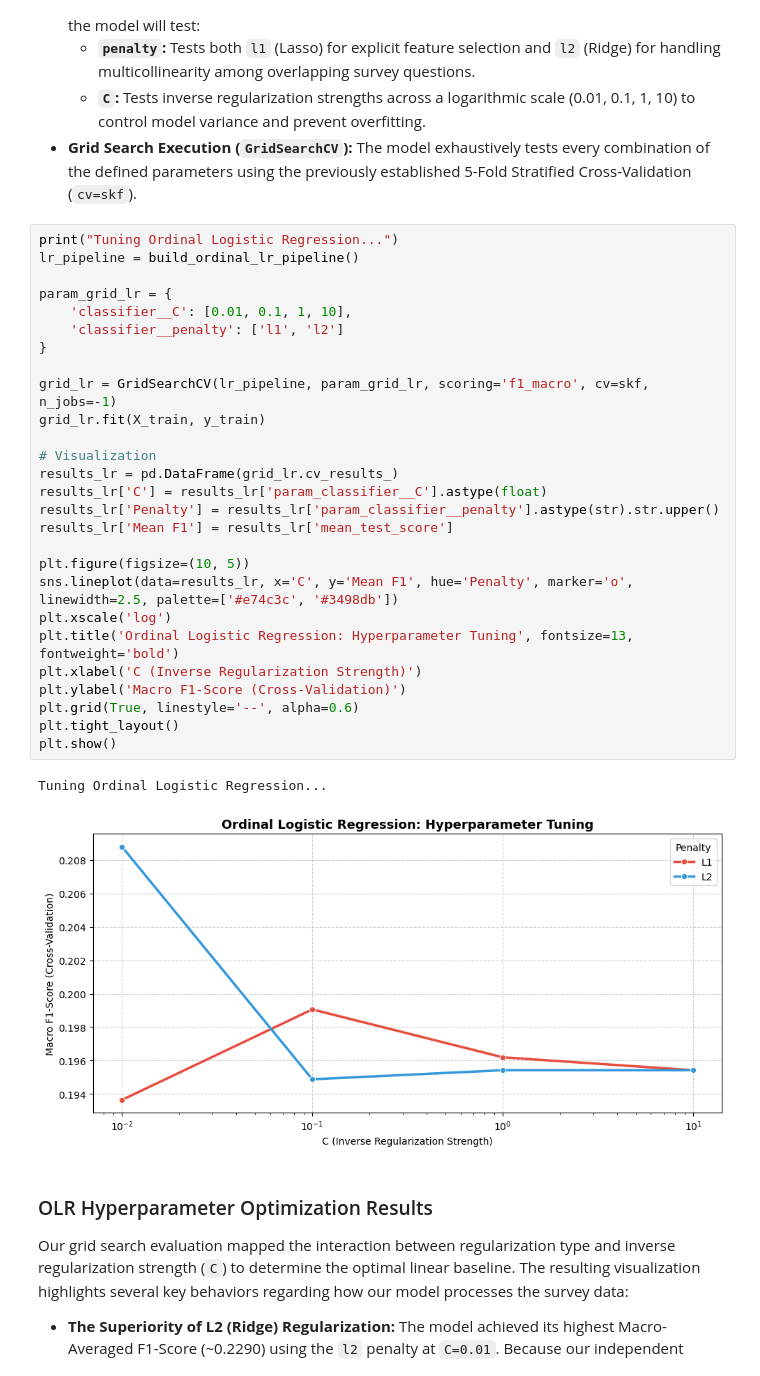
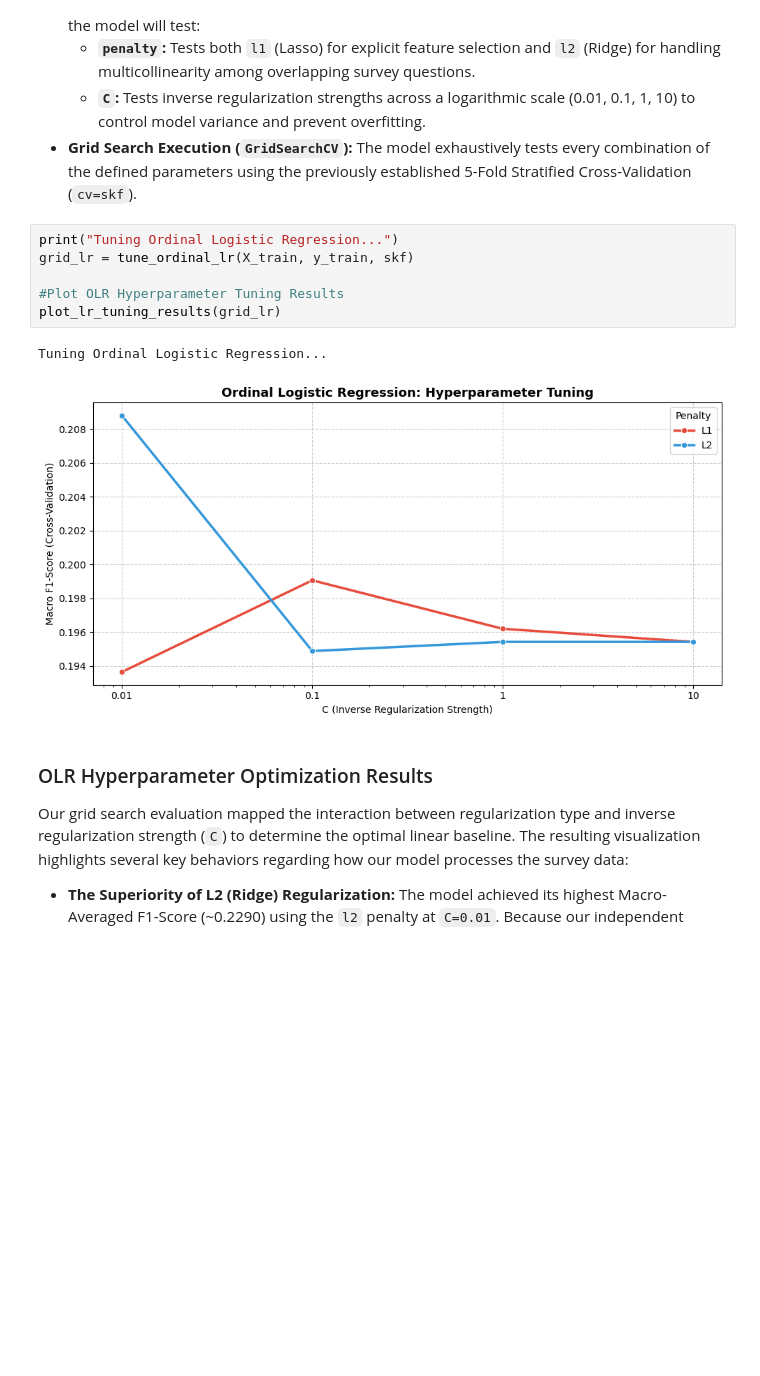
Before and after one commit to axlndy/cbsweg2-cbadvai-cbdatsi-project, a Jupyter notebook: notebooks/cbadvai_project_ml.ipynb, the cells around one changed output. Saved outputs shown, nothing was run; the diff lists cells and outputs as text; blank space fills up the shorter version.

```diff
--- a/notebooks/cbadvai_project_ml.ipynb
+++ b/notebooks/cbadvai_project_ml.ipynb
@@ -422,34 +423,13 @@ This code block establishes and optimizes the OLR model to find the best mathema
 *   **Grid Search Execution (`GridSearchCV`):** The model exhaustively tests every combination of the defined parameters using the previously established 5-Fold Stratified Cross-Validation (`cv=skf`).
 # %%
 print("Tuning Ordinal Logistic Regression...")
-lr_pipeline = build_ordinal_lr_pipeline()
+grid_lr = tune_ordinal_lr(X_train, y_train, skf)
 
-param_grid_lr = {
-    'classifier__C': [0.01, 0.1, 1, 10],
-    'classifier__penalty': ['l1', 'l2']
-}
-
-grid_lr = GridSearchCV(lr_pipeline, param_grid_lr, scoring='f1_macro', cv=skf, n_jobs=-1)
-grid_lr.fit(X_train, y_train)
-
-# Visualization
-results_lr = pd.DataFrame(grid_lr.cv_results_)
-results_lr['C'] = results_lr['param_classifier__C'].astype(float)
-results_lr['Penalty'] = results_lr['param_classifier__penalty'].astype(str).str.upper()
-results_lr['Mean F1'] = results_lr['mean_test_score']
-
-plt.figure(figsize=(10, 5))
-sns.lineplot(data=results_lr, x='C', y='Mean F1', hue='Penalty', marker='o', linewidth=2.5, palette=['#e74c3c', '#3498db'])
-plt.xscale('log')
-plt.title('Ordinal Logistic Regression: Hyperparameter Tuning', fontsize=13, fontweight='bold')
-plt.xlabel('C (Inverse Regularization Strength)')
-plt.ylabel('Macro F1-Score (Cross-Validation)')
-plt.grid(True, linestyle='--', alpha=0.6)
-plt.tight_layout()
-plt.show()
+#Plot OLR Hyperparameter Tuning Results
+plot_lr_tuning_results(grid_lr)
 # %% [output]
 Tuning Ordinal Logistic Regression...
-[figure, old version]
+[figure, new version]
 # %% [markdown]
 ### OLR Hyperparameter Optimization Results
 
```
Also changed, not shown: parts of 7 cells of this notebook.
